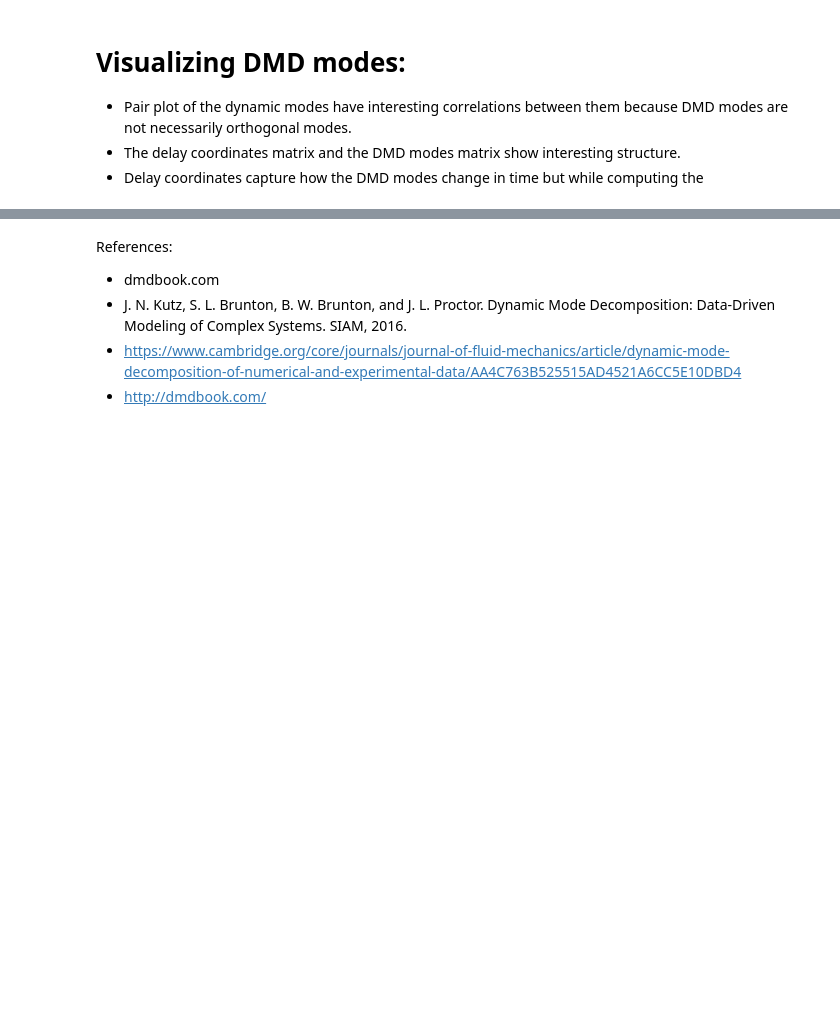
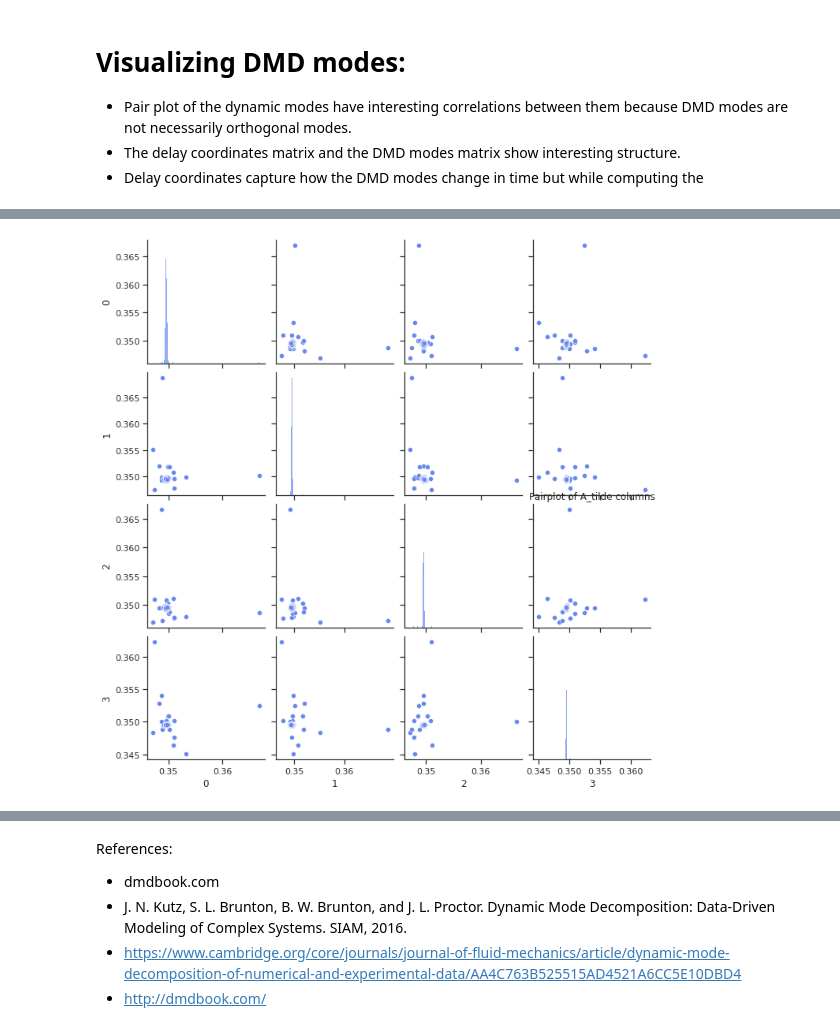
Before and after one commit to ganprad/volcano-ingv, a Jupyter notebook: notebooks/dynamic_mode_decomposition.ipynb, the cells around one changed output, grey strips where cells are left out. Drawn from its saved outputs; the diff is of its cells as text; code cells hidden in the pictures; blank space fills up the shorter version.

```diff
--- a/notebooks/dynamic_mode_decomposition.ipynb
+++ b/notebooks/dynamic_mode_decomposition.ipynb
@@ -383,6 +388,6 @@ Projecting A into the eigenmodes in $U$ reduces it to $\tilde{A}$:
 $\tilde{A} = \tilde{U^{*}}A\tilde{U} = \tilde{U^{*}}X'\tilde{V}\tilde{\Sigma^{-1}}$
 # %%
 with tsensor.explain():
-    A_tilde = torch.einsum ('ij,jl,lq,qr', u_pinv, rh1, s_inv, v.T)
+    A_tilde = torch.einsum ('ij,jl,lq,qr', u_pinv, rh1, v, s_inv)
 # %% [output]
 [drawing not drawn]
@@ -453,0 +468,7 @@ plt.title("Pairplot of top 5 DMD modes")
+# %%
+scaled_A_tilde = (A_tilde - A_tilde.min())/(A_tilde.max() - A_tilde.min())
+sns.pairplot(pd.DataFrame(scaled_A_tilde[:,12:16].numpy()))
+plt.title("Pairplot of A_tilde columns")
+plt.show()
+# %% [output]
+[figure, added]
```
Also changed, not shown: parts of 20 cells of this notebook, 1 other file.
